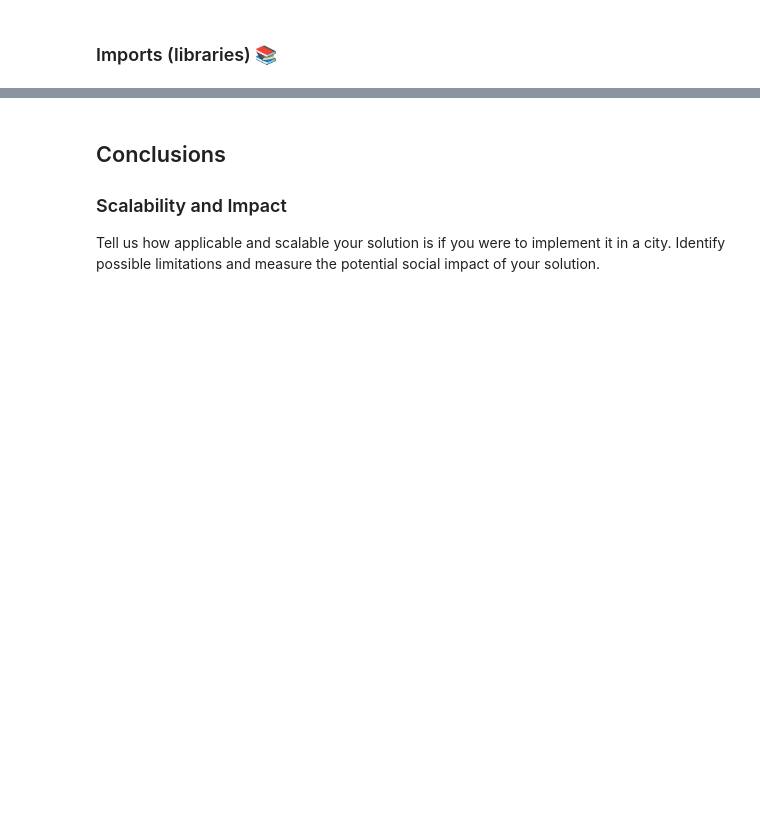
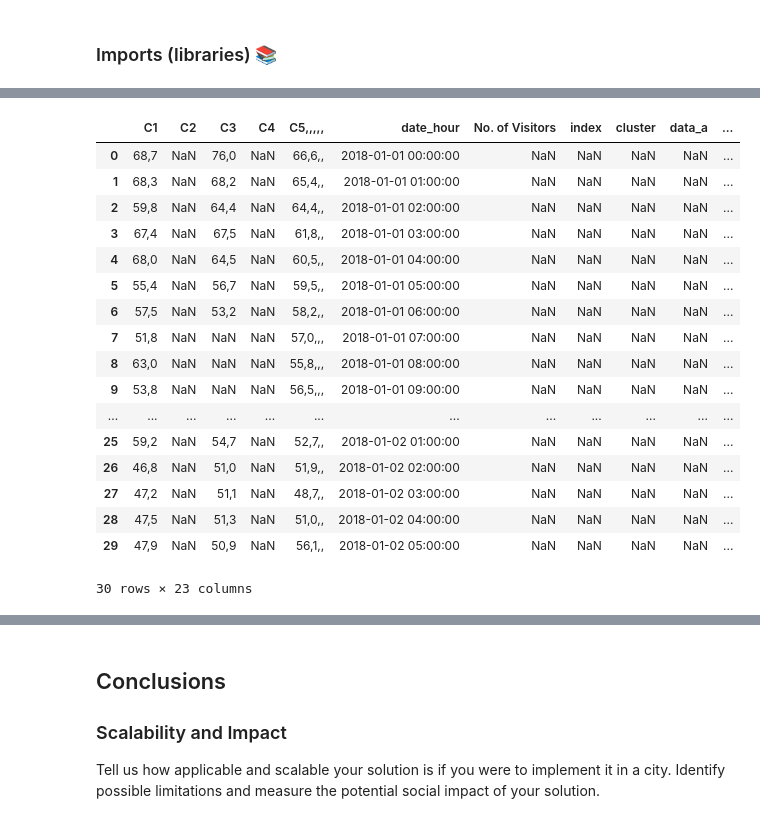
Before and after one commit to McNickSisto/world_data_league, a Jupyter notebook: stage_final/final_notebook.ipynb, the cells around one changed output, grey strips where cells are left out. Saved outputs shown, nothing was run; the diff lists cells and outputs as text; code cells hidden in the pictures; blank space fills up the shorter version.

```diff
--- a/stage_final/final_notebook.ipynb
+++ b/stage_final/final_notebook.ipynb
@@ -98,0 +363,6 @@ from pmdarima.arima import auto_arima
+# %%
+df_weather['time'] = pd.to_datetime(df_weather['time'])
+df_weather['time'] = df_weather['time'].dt.strftime("%d-%m-%y %H:%M")
+# %%
+df_final_2 = df_final_1.merge(df_weather, left_on= 'date_hour', right_on= 'time', how='left')
+df_final_2
@@ -98,0 +391,5 @@ from pmdarima.arima import auto_arima
+# %%
+df_final_3 = df_final_2.drop(columns = ['date_time_x','date_time_y', 'time'] )
+# %%
+df_final_3['date_hour'] = pd.to_datetime(df_final_3['date_hour'])
+df_final_3['date'] = df_final_3['date_hour'].dt.strftime("%d-%m-%y")
@@ -98,0 +405,23 @@ from pmdarima.arima import auto_arima
+# %%
+df_finalized = df_final_3.merge(df_holidays, left_on='date', right_on = 'Date', how ="left")
+df_finalized['isHoliday'] = df_finalized['Holiday'].apply(lambda x: 0 if pd.isnull(x)==True else 1)
+df_finalized.head(30)
+# %% [output]
+|  | C1 | C2 | C3 | C4 | C5,,,,, | date_hour | No. of Visitors | index | cluster | data_a | ... |
+| 0 | 68,7 | NaN | 76,0 | NaN | 66,6,, | 2018-01-01 00:00:00 | NaN | NaN | NaN | NaN | ... |
+| 1 | 68,3 | NaN | 68,2 | NaN | 65,4,, | 2018-01-01 01:00:00 | NaN | NaN | NaN | NaN | ... |
+| 2 | 59,8 | NaN | 64,4 | NaN | 64,4,, | 2018-01-01 02:00:00 | NaN | NaN | NaN | NaN | ... |
+| 3 | 67,4 | NaN | 67,5 | NaN | 61,8,, | 2018-01-01 03:00:00 | NaN | NaN | NaN | NaN | ... |
+| 4 | 68,0 | NaN | 64,5 | NaN | 60,5,, | 2018-01-01 04:00:00 | NaN | NaN | NaN | NaN | ... |
+| 5 | 55,4 | NaN | 56,7 | NaN | 59,5,, | 2018-01-01 05:00:00 | NaN | NaN | NaN | NaN | ... |
+| 6 | 57,5 | NaN | 53,2 | NaN | 58,2,, | 2018-01-01 06:00:00 | NaN | NaN | NaN | NaN | ... |
+| 7 | 51,8 | NaN | NaN | NaN | 57,0,,, | 2018-01-01 07:00:00 | NaN | NaN | NaN | NaN | ... |
+| 8 | 63,0 | NaN | NaN | NaN | 55,8,,, | 2018-01-01 08:00:00 | NaN | NaN | NaN | NaN | ... |
+| 9 | 53,8 | NaN | NaN | NaN | 56,5,,, | 2018-01-01 09:00:00 | NaN | NaN | NaN | NaN | ... |
+| ... | ... | ... | ... | ... | ... | ... | ... | ... | ... | ... | ... |
+| 25 | 59,2 | NaN | 54,7 | NaN | 52,7,, | 2018-01-02 01:00:00 | NaN | NaN | NaN | NaN | ... |
+| 26 | 46,8 | NaN | 51,0 | NaN | 51,9,, | 2018-01-02 02:00:00 | NaN | NaN | NaN | NaN | ... |
+| 27 | 47,2 | NaN | 51,1 | NaN | 48,7,, | 2018-01-02 03:00:00 | NaN | NaN | NaN | NaN | ... |
+| 28 | 47,5 | NaN | 51,3 | NaN | 51,0,, | 2018-01-02 04:00:00 | NaN | NaN | NaN | NaN | ... |
+| 29 | 47,9 | NaN | 50,9 | NaN | 56,1,, | 2018-01-02 05:00:00 | NaN | NaN | NaN | NaN | ... |
+30 rows × 23 columns
```
Also changed, not shown: parts of 40 cells of this notebook, 2 other files.
